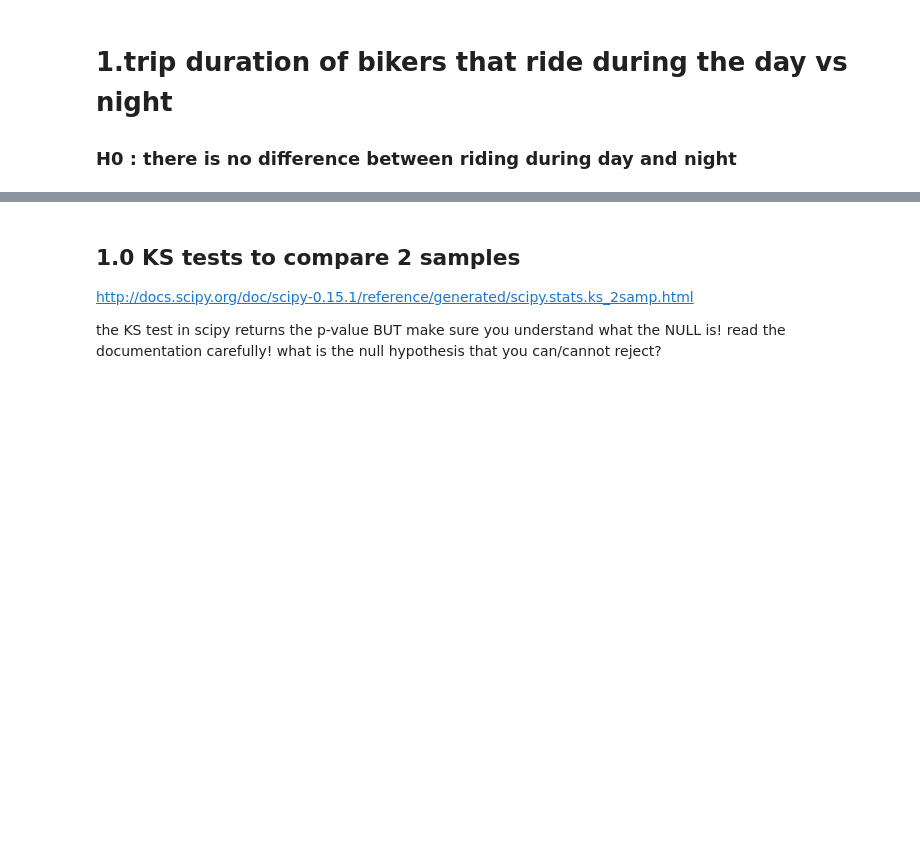
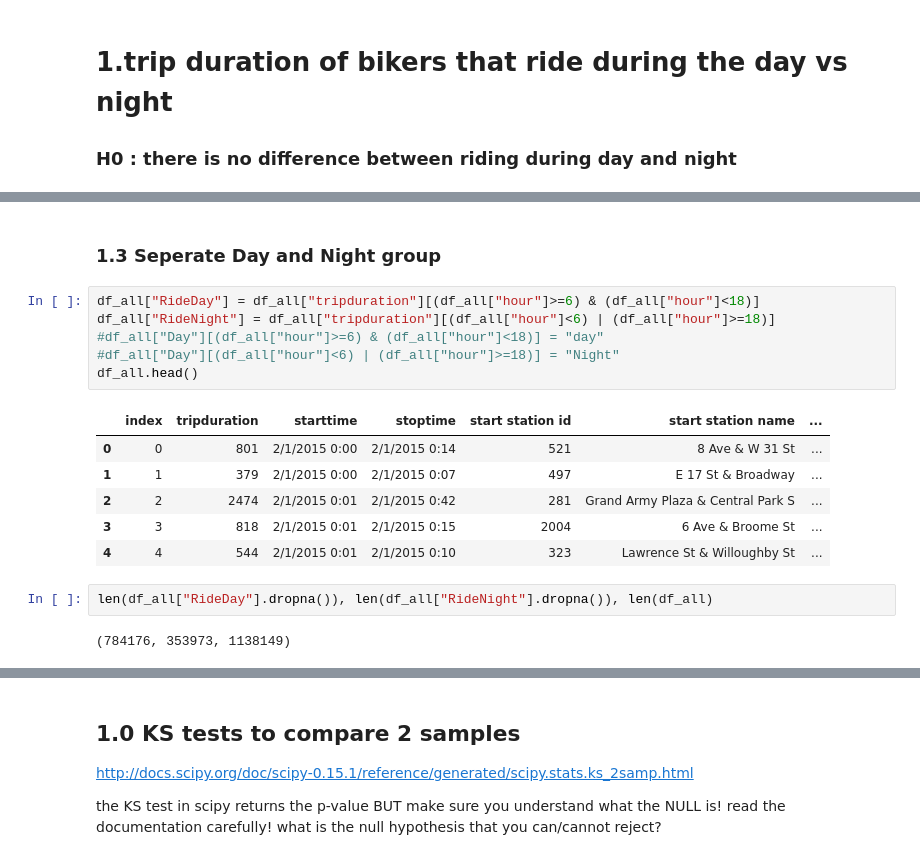
Before and after one commit to DishT/PUI2017_cct367, a Jupyter notebook: HW4_cct367/HW4_4.ipynb, the cells around one changed output, grey strips where cells are left out. Saved outputs shown, nothing was run; the diff lists cells and outputs as text; blank space fills up the shorter version.

```diff
--- a/HW4_cct367/HW4_4.ipynb
+++ b/HW4_cct367/HW4_4.ipynb
@@ -347,0 +366,19 @@ df_1.head()
+# %% [markdown]
+### 1.3 Seperate Day and Night group
+# %%
+df_all["RideDay"] = df_all["tripduration"][(df_all["hour"]>=6) & (df_all["hour"]<18)]
+df_all["RideNight"] = df_all["tripduration"][(df_all["hour"]<6) | (df_all["hour"]>=18)]
+#df_all["Day"][(df_all["hour"]>=6) & (df_all["hour"]<18)] = "day"
+#df_all["Day"][(df_all["hour"]<6) | (df_all["hour"]>=18)] = "Night"
+df_all.head()
+# %% [output]
+|  | index | tripduration | starttime | stoptime | start station id | start station name | ... |
+| 0 | 0 | 801 | 2/1/2015 0:00 | 2/1/2015 0:14 | 521 | 8 Ave & W 31 St | ... |
+| 1 | 1 | 379 | 2/1/2015 0:00 | 2/1/2015 0:07 | 497 | E 17 St & Broadway | ... |
+| 2 | 2 | 2474 | 2/1/2015 0:01 | 2/1/2015 0:42 | 281 | Grand Army Plaza & Central Park S | ... |
+| 3 | 3 | 818 | 2/1/2015 0:01 | 2/1/2015 0:15 | 2004 | 6 Ave & Broome St | ... |
+| 4 | 4 | 544 | 2/1/2015 0:01 | 2/1/2015 0:10 | 323 | Lawrence St & Willoughby St | ... |
+# %%
+len(df_all["RideDay"].dropna()), len(df_all["RideNight"].dropna()), len(df_all)
+# %% [output]
+(784176, 353973, 1138149)
```
Also changed, not shown: parts of 45 cells of this notebook, 1 other file.
